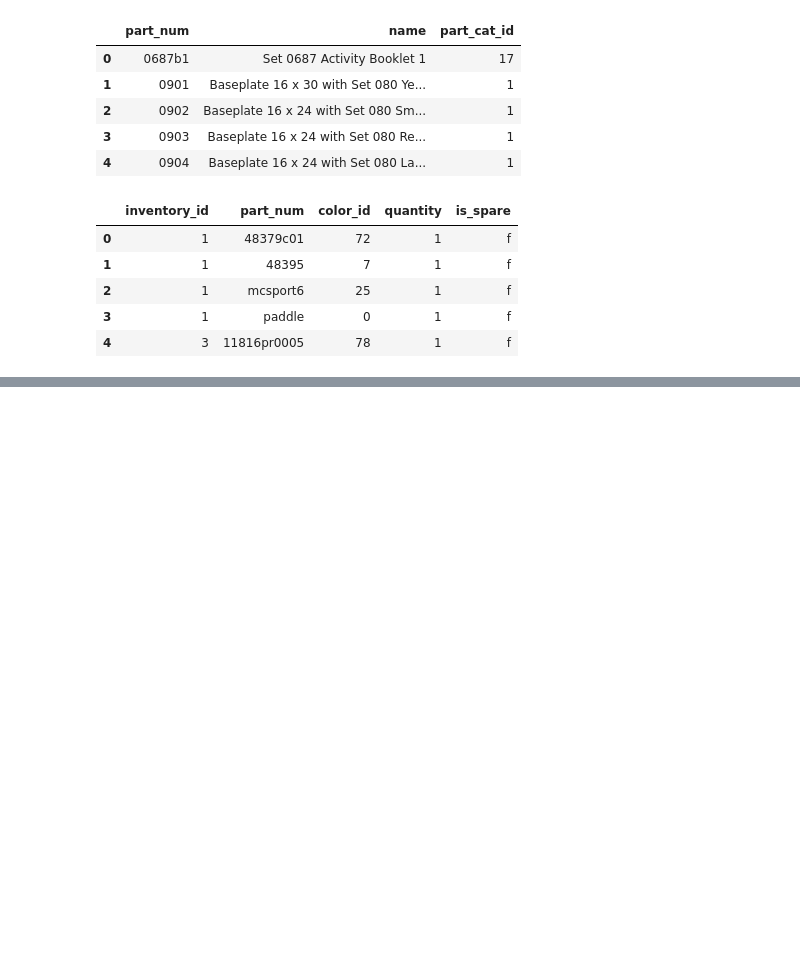
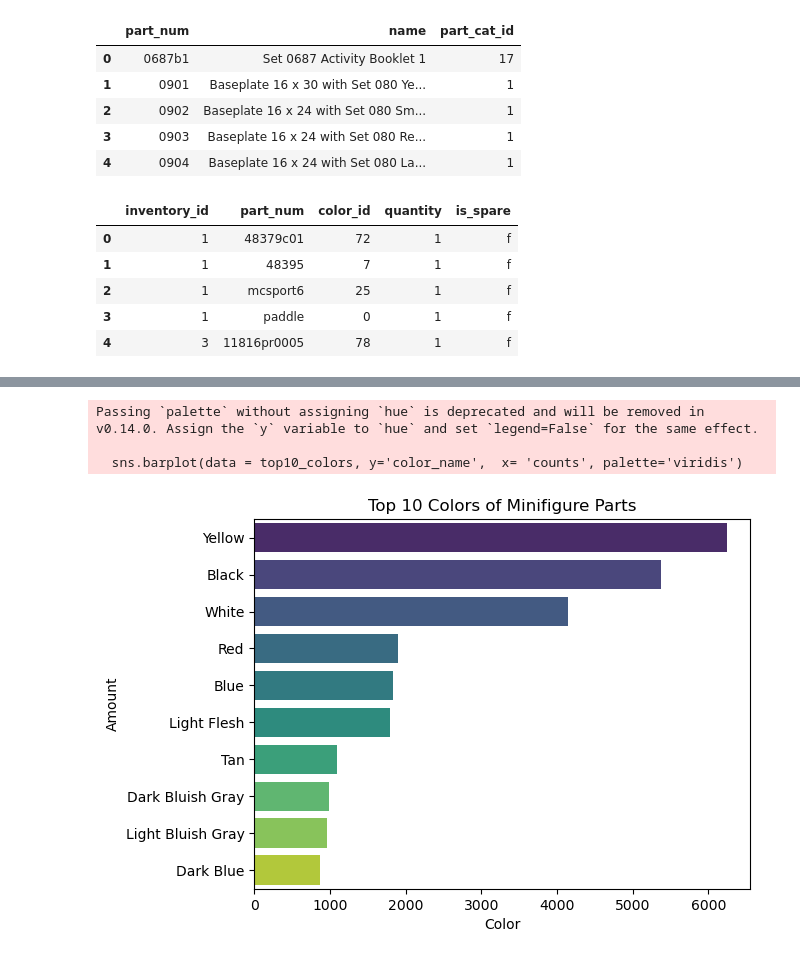
Before and after one commit to bluelion1999/Lego_Analysis, a Jupyter notebook: Explore.ipynb, the cells around one changed output, grey strips where cells are left out. Cells and saved outputs as stored; diff of their text form; code cells hidden in the pictures; blank space fills up the shorter version.

Commit message:
First bar chart

```diff
--- a/Explore.ipynb
+++ b/Explore.ipynb
@@ -66,0 +77,2 @@ part_inventory_full.columns = ['inventory_id', 'part_num', 'quantity', 'is_spare
+# %%
+minifig_parts = part_inventory_full[part_inventory_full['part_category'].str.contains('Minifigs')]
@@ -66,0 +88,3 @@ part_inventory_full.columns = ['inventory_id', 'part_num', 'quantity', 'is_spare
+# %%
+minifig_parts.reset_index(inplace=True, drop=True)
+minifig_parts.head()
@@ -66,0 +100,2 @@ part_inventory_full.columns = ['inventory_id', 'part_num', 'quantity', 'is_spare
+# %%
+top10_colors = minifig_parts.groupby(['color_name']).size().nlargest(10).reset_index(name='counts')
@@ -66,0 +116,11 @@ part_inventory_full.columns = ['inventory_id', 'part_num', 'quantity', 'is_spare
+# %%
+sns.barplot(data = top10_colors, y='color_name',  x= 'counts', palette='viridis')
+plt.xlabel('Color')
+plt.ylabel('Amount')
+plt.title('Top 10 Colors of Minifigure Parts')
+plt.show()
+# %% [output]
+Passing `palette` without assigning `hue` is deprecated and will be removed in v0.14.0. Assign the `y` variable to `hue` and set `legend=False` for the same effect.
+
+  sns.barplot(data = top10_colors, y='color_name',  x= 'counts', palette='viridis')
+[figure, added]
```
Also changed, not shown: parts of 6 cells of this notebook.
